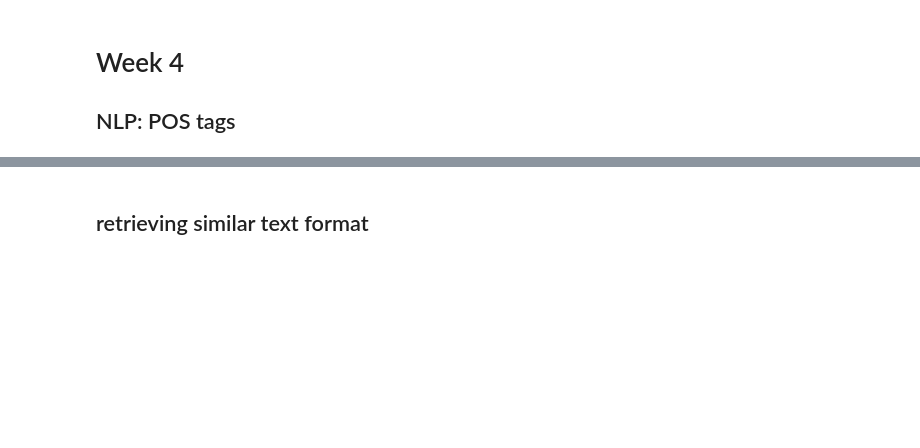
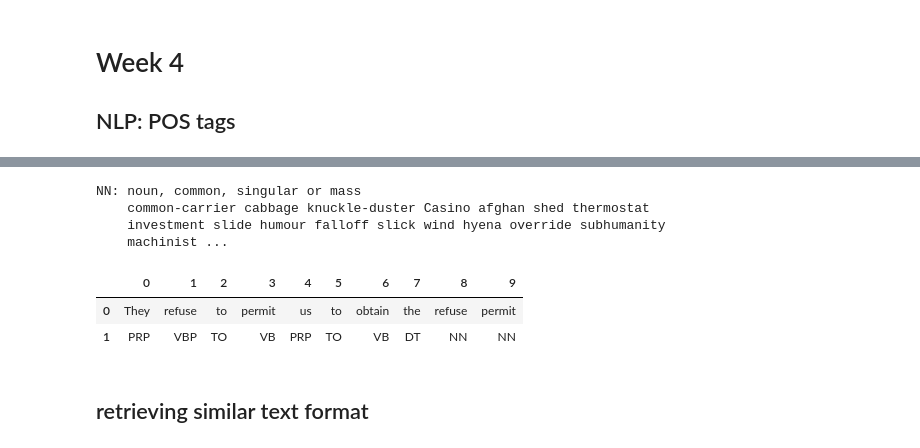
Before and after one commit to sonjaJolanda/BigDataSocialSciences, a Jupyter notebook: week5/KLEIN_sonja_week5.ipynb, the cells around one changed output, grey strips where cells are left out. Saved outputs shown, nothing was run; the diff lists cells and outputs as text; code cells hidden in the pictures; blank space fills up the shorter version.

```diff
--- a/week5/KLEIN_sonja_week5.ipynb
+++ b/week5/KLEIN_sonja_week5.ipynb
@@ -8,5 +55,20 @@ sentence = "How can we automatically tag each word of a text with its word class
+# %%
+nltk.help.upenn_tagset('NN')  # this is just for getting the info what the shortcuts stand for
+# %% [output]
+NN: noun, common, singular or mass
+    common-carrier cabbage knuckle-duster Casino afghan shed thermostat
+    investment slide humour falloff slick wind hyena override subhumanity
+    machinist ...
 # %%
 text = "They refuse to permit us to obtain the refuse permit"
+# %%
+test1 = nltk.pos_tag(text.split())  # instead of the other thing (this is only one line though)
+# %%
+pd.DataFrame(test1).T
+# %% [output]
+|  | 0 | 1 | 2 | 3 | 4 | 5 | 6 | 7 | 8 | 9 |
+| 0 | They | refuse | to | permit | us | to | obtain | the | refuse | permit |
+| 1 | PRP | VBP | TO | VB | PRP | TO | VB | DT | NN | NN |
 # %% [markdown]
 ## retrieving similar text format
 # %%
```
Also changed, not shown: parts of 46 cells of this notebook.
